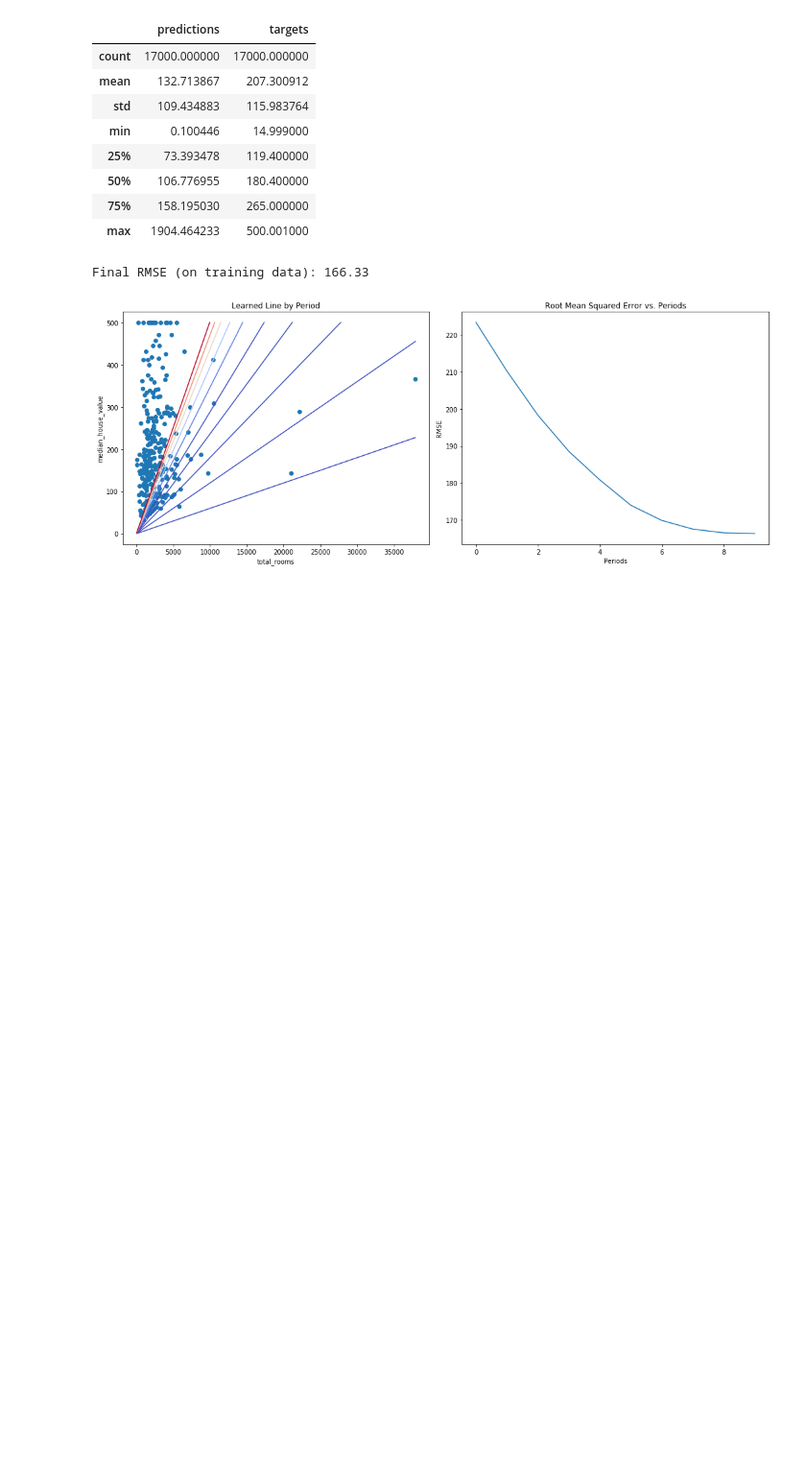
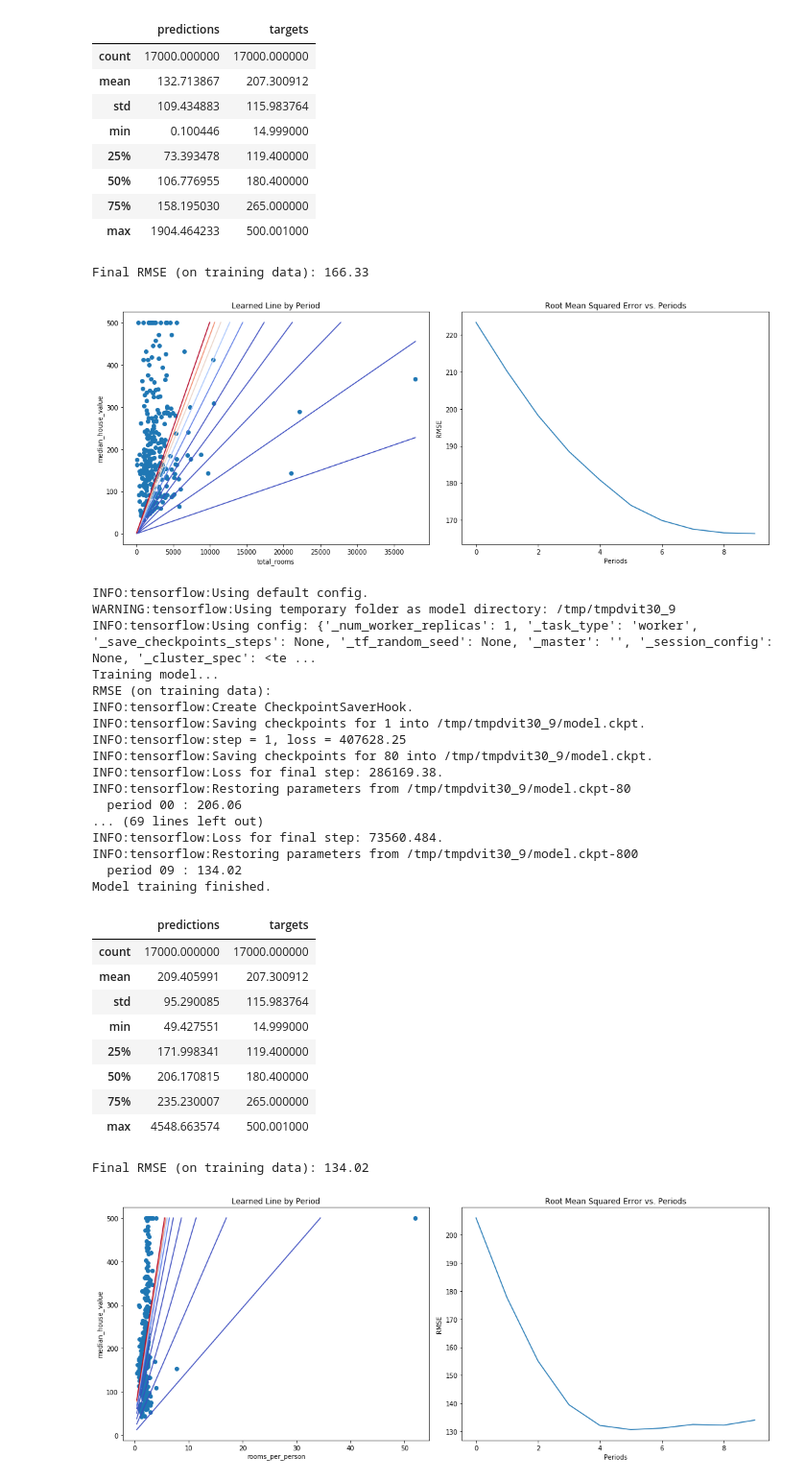
Before and after one commit to shantanu9/python3, a Jupyter notebook: ML_Crash_Course/intro to Tensorflow.ipynb, the cells around one changed output. Shown at 96% size. Cells and saved outputs as stored; diff of their text form; code cells hidden in the pictures; blank space fills up the shorter version.

Commit message:
tensorflow

```diff
--- a/ML_Crash_Course/intro to Tensorflow.ipynb
+++ b/ML_Crash_Course/intro to Tensorflow.ipynb
@@ -351,3 +351,43 @@ Model training finished.
 | max | 1904.464233 | 500.001000 |
 Final RMSE (on training data): 166.33
 [figure]
+# %%
+# synthetic feature
+
+cal_housing_dataframe["rooms_per_person"] = cal_housing_dataframe["total_rooms"]/cal_housing_dataframe["population"]
+
+calibration_data = train_model(
+    learning_rate = 0.04,
+    steps = 800,
+    batch_size = 8,
+    input_feature = "rooms_per_person"
+)
+# %% [output]
+INFO:tensorflow:Using default config.
+WARNING:tensorflow:Using temporary folder as model directory: /tmp/tmpdvit30_9
+INFO:tensorflow:Using config: {'_num_worker_replicas': 1, '_task_type': 'worker', '_save_checkpoints_steps': None, '_tf_random_seed': None, '_master': '', '_session_config': None, '_cluster_spec': <te ...
+Training model...
+RMSE (on training data):
+INFO:tensorflow:Create CheckpointSaverHook.
+INFO:tensorflow:Saving checkpoints for 1 into /tmp/tmpdvit30_9/model.ckpt.
+INFO:tensorflow:step = 1, loss = 407628.25
+INFO:tensorflow:Saving checkpoints for 80 into /tmp/tmpdvit30_9/model.ckpt.
+INFO:tensorflow:Loss for final step: 286169.38.
+INFO:tensorflow:Restoring parameters from /tmp/tmpdvit30_9/model.ckpt-80
+  period 00 : 206.06
+... (69 lines left out)
+INFO:tensorflow:Loss for final step: 73560.484.
+INFO:tensorflow:Restoring parameters from /tmp/tmpdvit30_9/model.ckpt-800
+  period 09 : 134.02
+Model training finished.
+|  | predictions | targets |
+| count | 17000.000000 | 17000.000000 |
+| mean | 209.405991 | 207.300912 |
+| std | 95.290085 | 115.983764 |
+| min | 49.427551 | 14.999000 |
+| 25% | 171.998341 | 119.400000 |
+| 50% | 206.170815 | 180.400000 |
+| 75% | 235.230007 | 265.000000 |
+| max | 4548.663574 | 500.001000 |
+Final RMSE (on training data): 134.02
+[figure, added]
```
Also changed, not shown: parts of 1 cell of this notebook.
